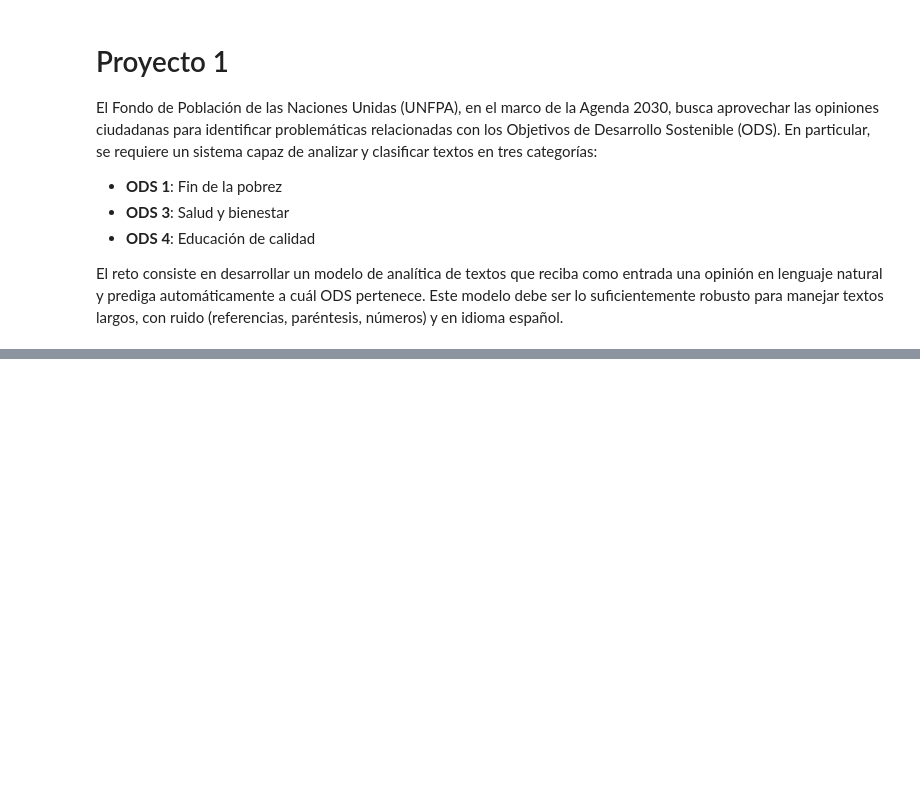
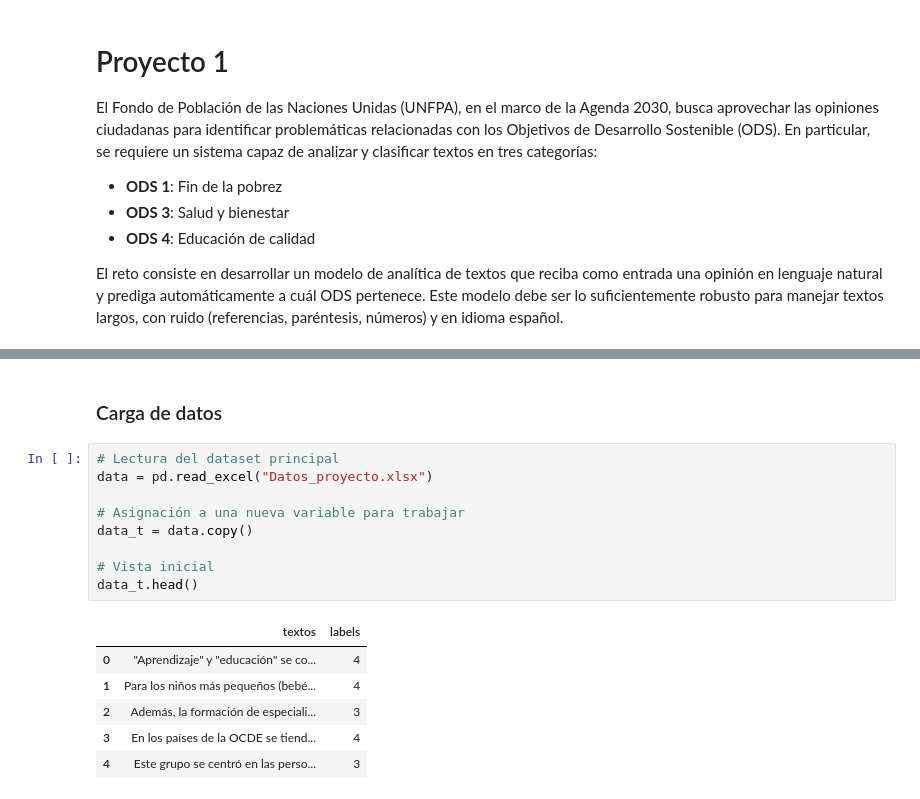
Before and after one commit to julianaduranl/GProy1E1--9, a Jupyter notebook: noteboook.ipynb, the cells around one changed output, grey strips where cells are left out. Saved outputs shown, nothing was run; the diff lists cells and outputs as text; blank space fills up the shorter version.

```diff
--- a/noteboook.ipynb
+++ b/noteboook.ipynb
@@ -97,0 +68,18 @@ STOP_ES = set(stopwords.words('spanish'))
+# %% [markdown]
+### Carga de datos
+# %%
+# Lectura del dataset principal
+data = pd.read_excel("Datos_proyecto.xlsx")
+
+# Asignación a una nueva variable para trabajar
+data_t = data.copy()
+
+# Vista inicial
+data_t.head()
+# %% [output]
+|  | textos | labels |
+| 0 | "Aprendizaje" y "educación" se co... | 4 |
+| 1 | Para los niños más pequeños (bebé... | 4 |
+| 2 | Además, la formación de especiali... | 3 |
+| 3 | En los países de la OCDE se tiend... | 4 |
+| 4 | Este grupo se centró en las perso... | 3 |
```
Also changed, not shown: parts of 18 cells of this notebook.
